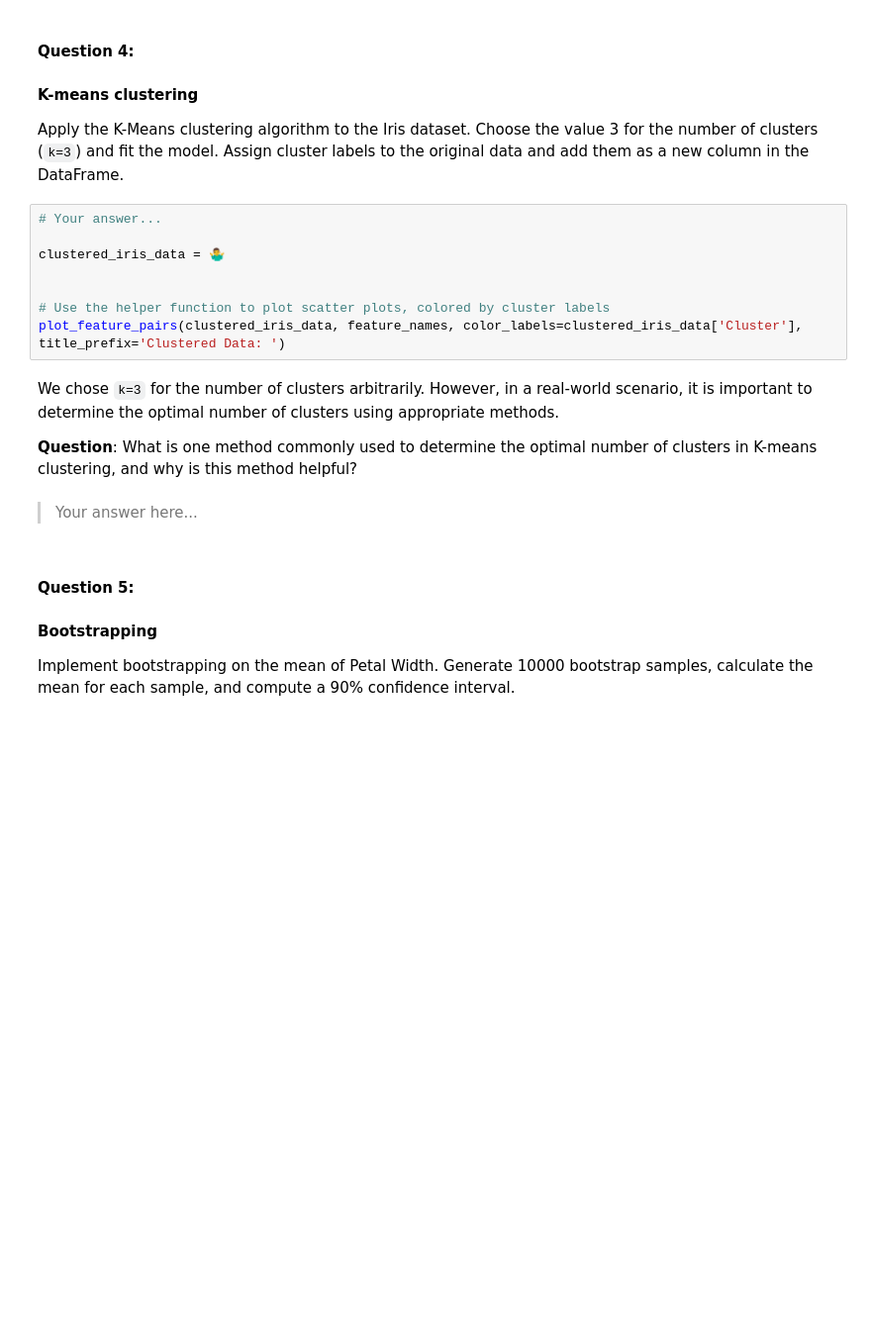
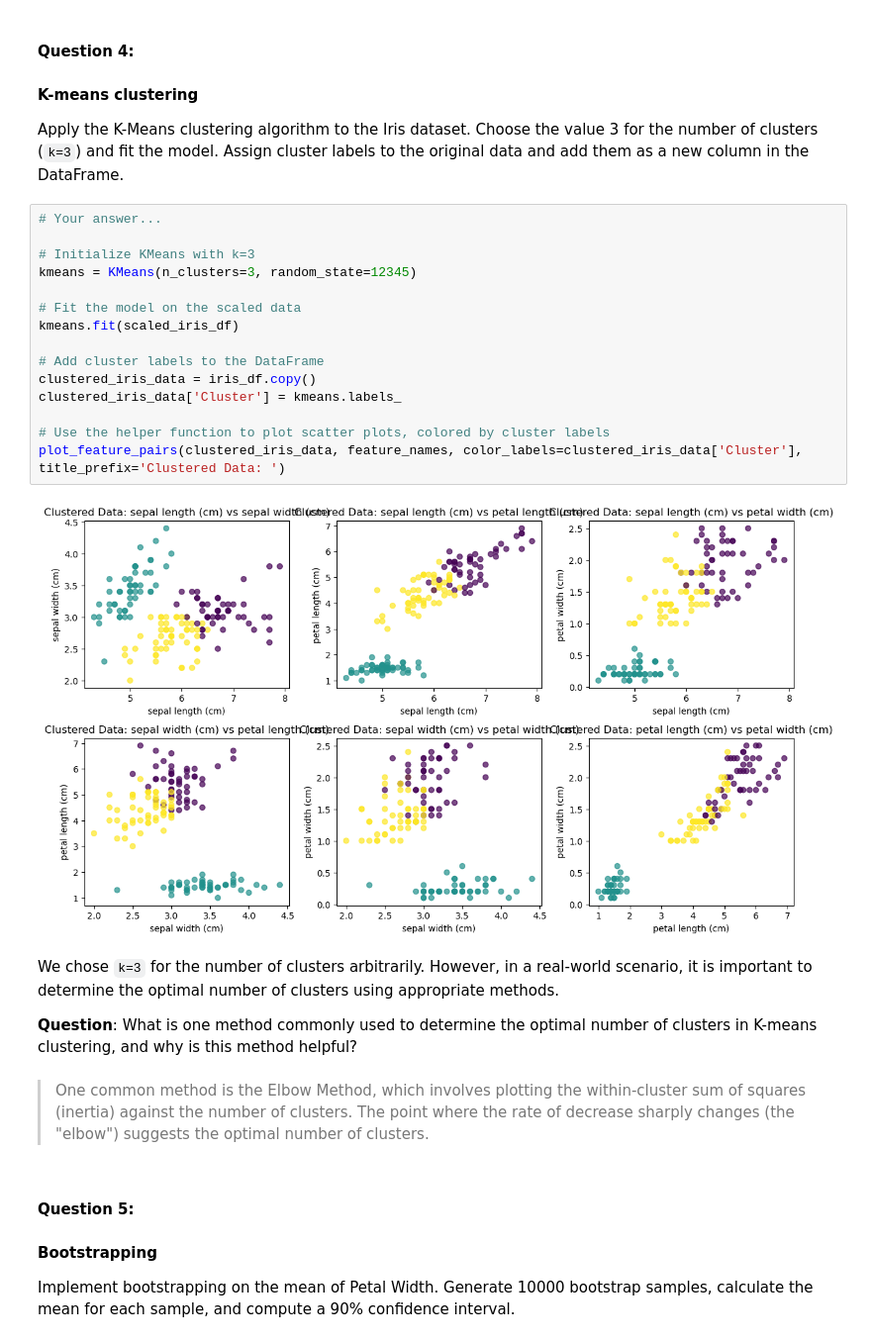
Before and after one commit to mehran-hnz/applying_statistical_concepts, a Jupyter notebook: 02_activities/assignments/assignment_3.ipynb, the cells around one changed output. Shown at 99% size. Drawn from its saved outputs; the diff is of its cells as text; blank space fills up the shorter version.

Commit message:
MH: assignment_3,random_state set to 12345 in question 4

```diff
--- a/02_activities/assignments/assignment_3.ipynb
+++ b/02_activities/assignments/assignment_3.ipynb
@@ -139,17 +148,26 @@ Apply the K-Means clustering algorithm to the Iris dataset. Choose the value 3 f
 # %%
 # Your answer...
 
-clustered_iris_data = 🤷‍♂️
+# Initialize KMeans with k=3
+kmeans = KMeans(n_clusters=3, random_state=12345)
 
+# Fit the model on the scaled data
+kmeans.fit(scaled_iris_df)
+
+# Add cluster labels to the DataFrame
+clustered_iris_data = iris_df.copy()
+clustered_iris_data['Cluster'] = kmeans.labels_
 
 # Use the helper function to plot scatter plots, colored by cluster labels
 plot_feature_pairs(clustered_iris_data, feature_names, color_labels=clustered_iris_data['Cluster'], title_prefix='Clustered Data: ')
+# %% [output]
+[figure, added]
 # %% [markdown]
 We chose `k=3` for the number of clusters arbitrarily. However, in a real-world scenario, it is important to determine the optimal number of clusters using appropriate methods.
 
 **Question**: What is one method commonly used to determine the optimal number of clusters in K-means clustering, and why is this method helpful?
 # %% [markdown]
-> Your answer here...
+> One common method is the Elbow Method, which involves plotting the within-cluster sum of squares (inertia) against the number of clusters. The point where the rate of decrease sharply changes (the "elbow") suggests the optimal number of clusters.
 # %% [markdown]
 #### **Question 5:**
 #### Bootstrapping
```
Also changed, not shown: parts of 8 cells of this notebook.
